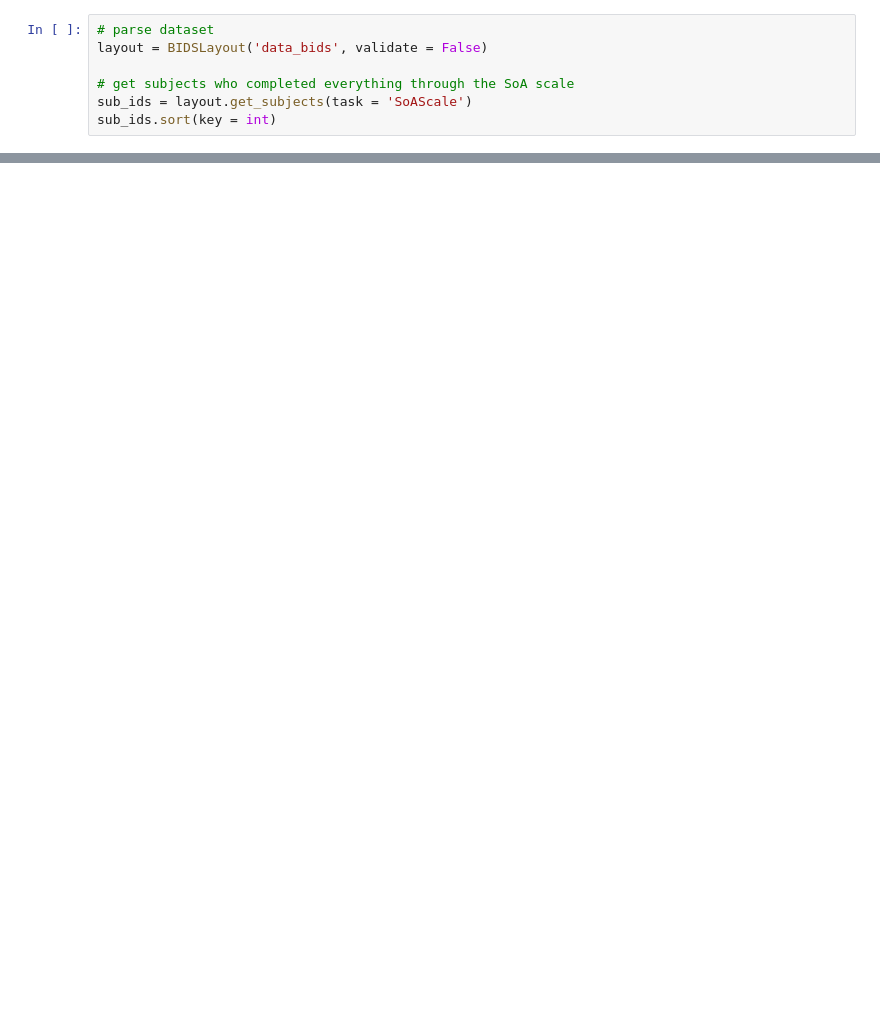
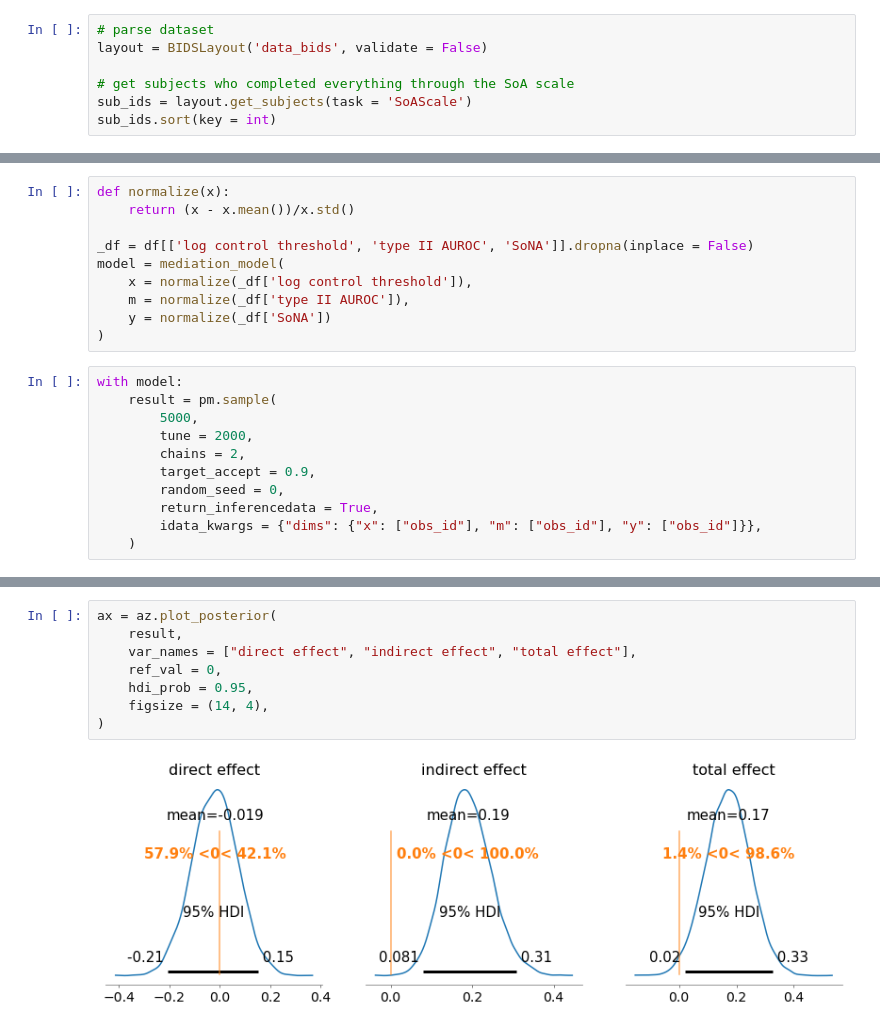
Before and after one commit to apex-lab/agency-battery-analysis, a Jupyter notebook: analysis.ipynb, the cells around one changed output, grey strips where cells are left out. Drawn from its saved outputs; the diff is of its cells as text; blank space fills up the shorter version.

```diff
--- a/analysis.ipynb
+++ b/analysis.ipynb
@@ -156,0 +295,21 @@ plt.show()
+# %%
+def normalize(x):
+    return (x - x.mean())/x.std()
+
+_df = df[['log control threshold', 'type II AUROC', 'SoNA']].dropna(inplace = False)
+model = mediation_model(
+    x = normalize(_df['log control threshold']),
+    m = normalize(_df['type II AUROC']),
+    y = normalize(_df['SoNA'])
+)
+# %%
+with model:
+    result = pm.sample(
+        5000,
+        tune = 2000,
+        chains = 2,
+        target_accept = 0.9,
+        random_seed = 0,
+        return_inferencedata = True,
+        idata_kwargs = {"dims": {"x": ["obs_id"], "m": ["obs_id"], "y": ["obs_id"]}},
+    )
@@ -156,0 +318,10 @@ plt.show()
+# %%
+ax = az.plot_posterior(
+    result,
+    var_names = ["direct effect", "indirect effect", "total effect"],
+    ref_val = 0,
+    hdi_prob = 0.95,
+    figsize = (14, 4),
+)
+# %% [output]
+[figure, added]
```
Also changed, not shown: parts of 23 cells of this notebook, 6 other files.
